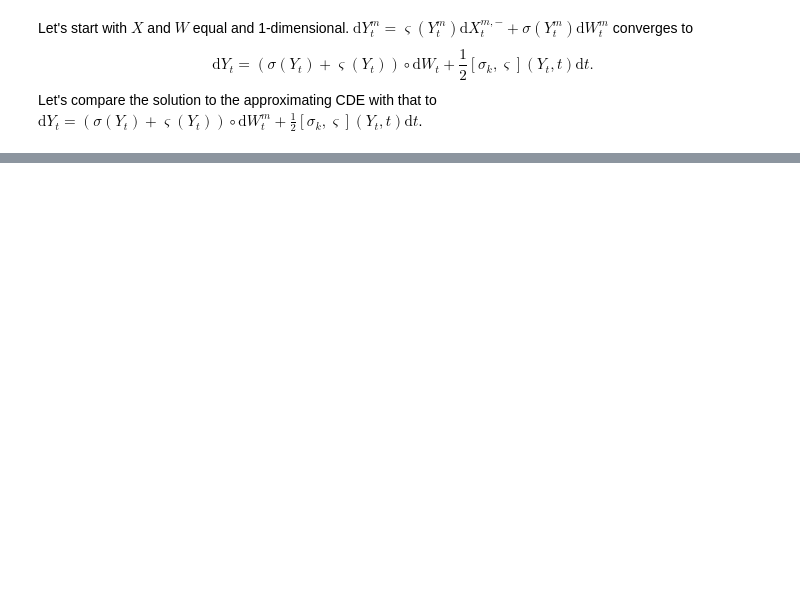
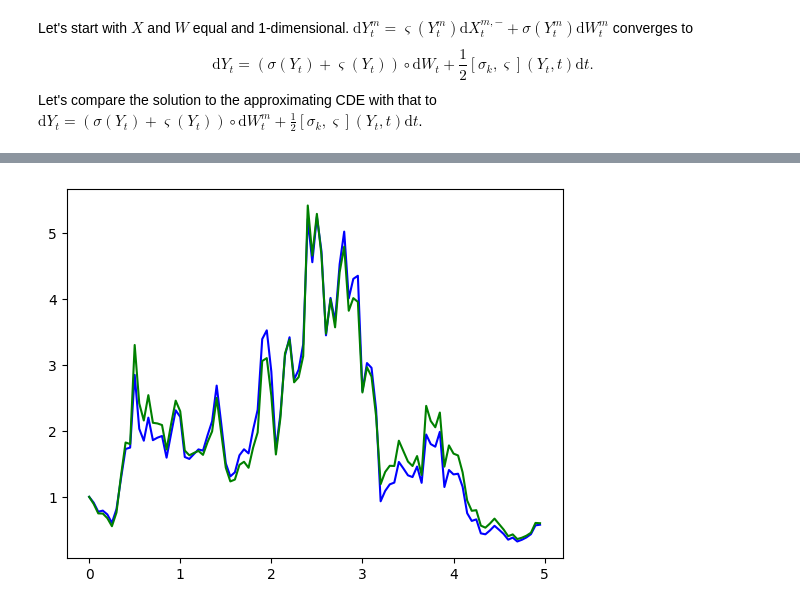
Before and after one commit to emilioferrucci/rough-vol-rough-paths, a Jupyter notebook: lead_lag.ipynb, the cells around one changed output, grey strips where cells are left out. Drawn from its saved outputs; the diff is of its cells as text; code cells hidden in the pictures; blank space fills up the shorter version.

```diff
--- a/lead_lag.ipynb
+++ b/lead_lag.ipynb
@@ -90,0 +98,30 @@ saveat = SaveAt(dense=True)
+# %%
+drift = lambda t, y, args: 0
+diffusion = lambda t, y, args: y
+brownian_motion = VirtualBrownianTree(t0, t1, tol=epsilon, shape=(), key=jr.PRNGKey(0))
+terms = MultiTerm(ODETerm(drift), ControlTerm(diffusion, brownian_motion))
+ito_solver = Euler()
+strat_solver = Heun()
+saveat = SaveAt(dense=True)
+ito_sol = diffeqsolve(terms, ito_solver, t0, t1, dt0 = epsilon, y0=y0, saveat=saveat)
+strat_sol = diffeqsolve(terms, strat_solver, t0, t1, dt0 = epsilon*0.05, y0=y0, saveat=saveat)
+ito_sol_array = fun_to_array(times, ito_sol.evaluate)
+strat_sol_array = fun_to_array(times, strat_sol.evaluate)
+
+def ito_sol_true(bm):
+    return lambda t: jnp.exp(bm(t) - t/2)
+
+def strat_sol_true(bm):
+    return lambda t: jnp.exp(bm(t))
+
+ito_true_array = fun_to_array(times, ito_sol_true(bm_control))
+strat_true_array = fun_to_array(times, strat_sol_true(bm_control))
+
+
+plt.plot(times[s0:s1], ito_sol_array[s0:s1], color = "blue")
+plt.plot(times[s0:s1], ito_true_array[s0:s1], color = "green")
+#plt.plot(times[s0:s1], strat_sol_array[s0:s1], color = "red")
+#plt.plot(times[s0:s1], strat_true_array[s0:s1], color = "orange")
+plt.show()
+# %% [output]
+[figure, added]
```
Also changed, not shown: parts of 7 cells of this notebook.
